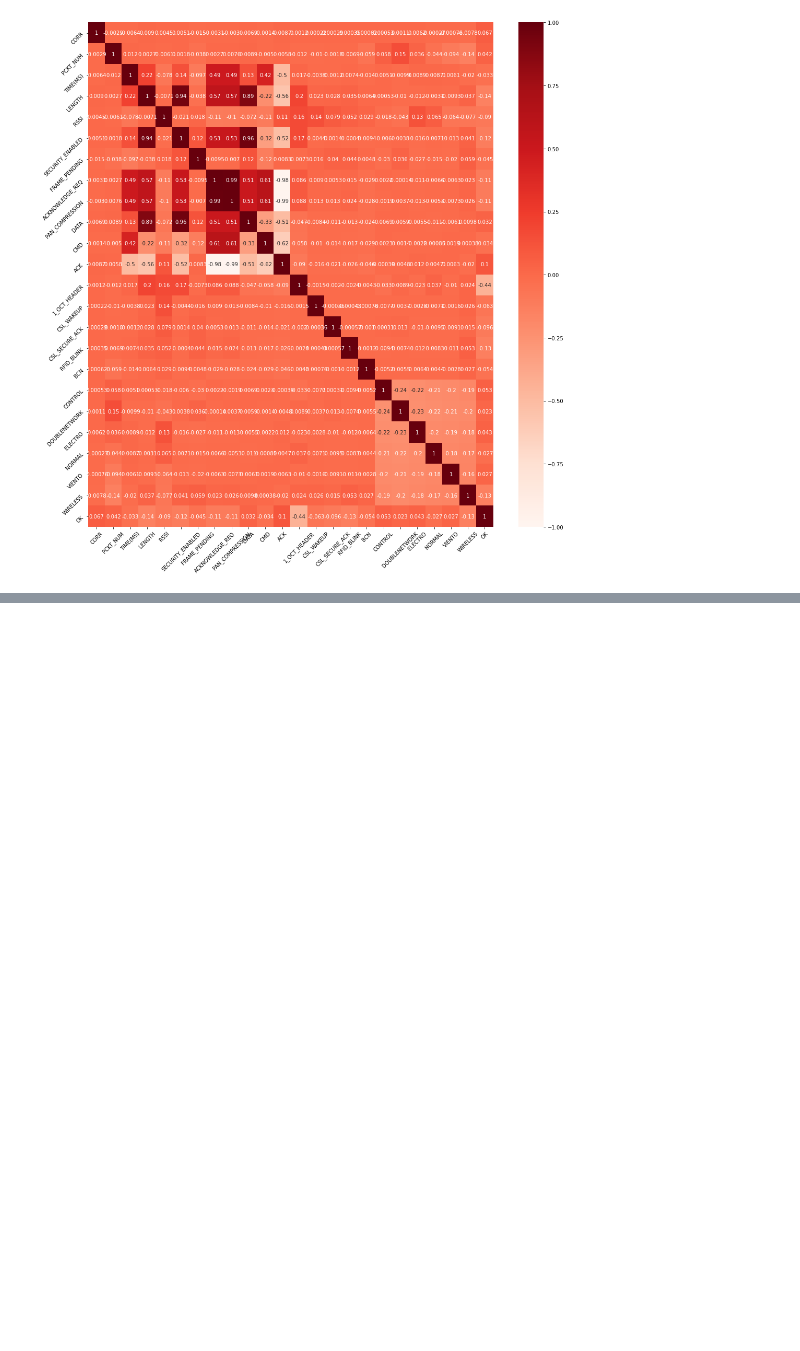
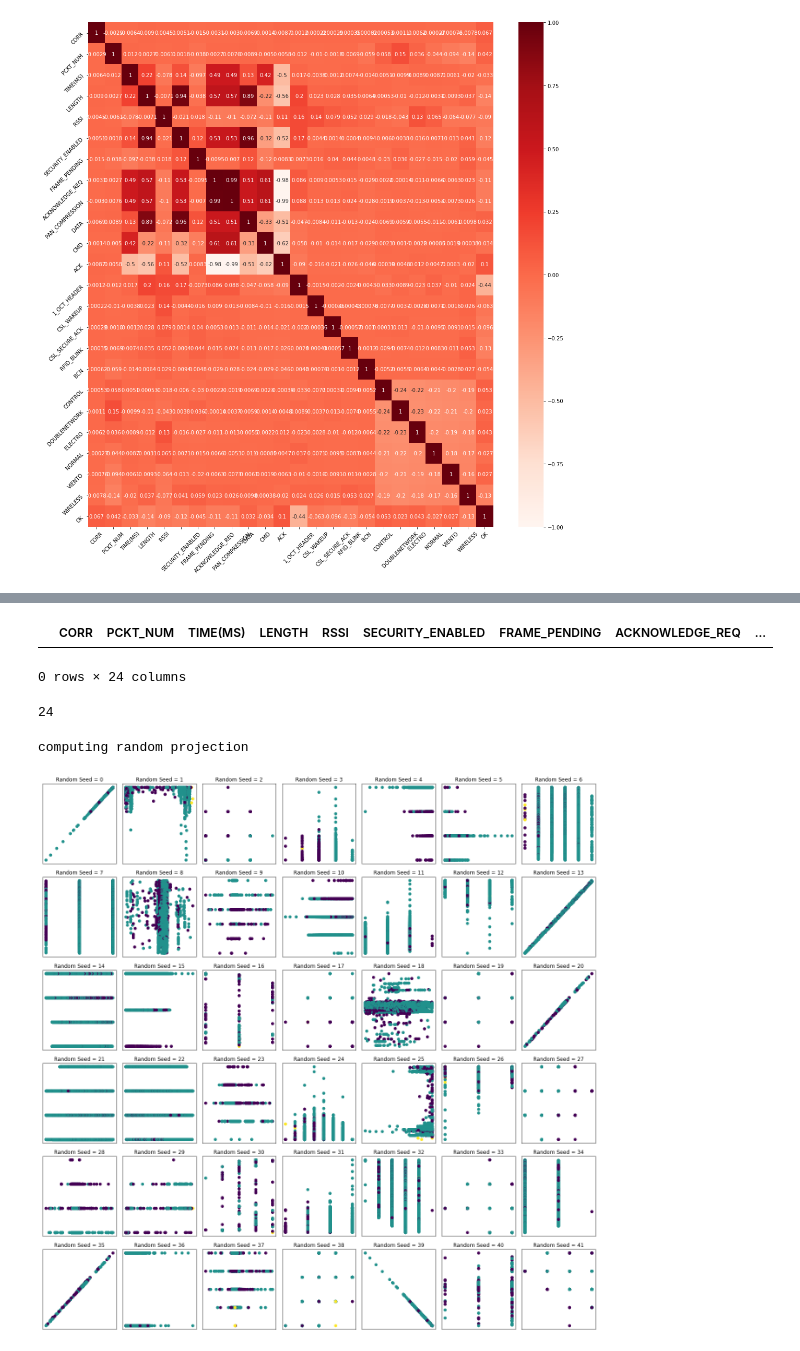
Before and after one commit to the-other-mariana/star-network, a Jupyter notebook: misc/data-analysis/analysis.ipynb, the cells around one changed output, grey strips where cells are left out. Cells and saved outputs as stored; diff of their text form; code cells hidden in the pictures; blank space fills up the shorter version.

```diff
--- a/misc/data-analysis/analysis.ipynb
+++ b/misc/data-analysis/analysis.ipynb
@@ -95,0 +127,19 @@ plt.show()
+# %%
+mean_rssi = int(numdb['RSSI'].mean())
+numdb['RSSI'] = numdb['RSSI'].fillna(mean_rssi)
+# %%
+numdb['SECURITY_ENABLED'] = numdb['SECURITY_ENABLED'].fillna(0)
+numdb['FRAME_PENDING'] = numdb['FRAME_PENDING'].fillna(0)
+numdb['ACKNOWLEDGE_REQ'] = numdb['ACKNOWLEDGE_REQ'].fillna(0)
+numdb['PAN_COMPRESSION'] = numdb['PAN_COMPRESSION'].fillna(0)
+numdb['OK'] = numdb['OK'].fillna(0)
+# %%
+numdb[numdb.isna().any(axis=1)]
+# %% [output]
+|  | CORR | PCKT_NUM | TIME(MS) | LENGTH | RSSI | SECURITY_ENABLED | FRAME_PENDING | ACKNOWLEDGE_REQ | ... |
+0 rows × 24 columns
+# %%
+X = numdb.to_numpy()
+len(X[0]) # n features
+# %% [output]
+24
@@ -95,0 +154,23 @@ plt.show()
+# %%
+y = y.values.astype(int)
+# %%
+print('computing random projection')
+figt = plt.figure( figsize=(18,18) )
+rows = 6
+cols = 7
+axes = figt.subplots(rows, cols)
+for r in range(rows):
+    for c in range(cols):
+        rp = random_projection.SparseRandomProjection(n_components=2, random_state=(r*cols+c))
+        X2 = rp.fit_transform(X)
+
+        colors = [int(i % 5) for i in y]
+        axes[r][c].scatter(X2[:,0], X2[:,1], c=colors)
+        axes[r][c].set_title(f'Random Seed = {(r*cols+c)}')
+        axes[r][c].set_xticks([])
+        axes[r][c].set_yticks([])
+figt.tight_layout()
+plt.show()
+# %% [output]
+computing random projection
+[figure, added]
```
Also changed, not shown: parts of 6 cells of this notebook, 3 other files.
